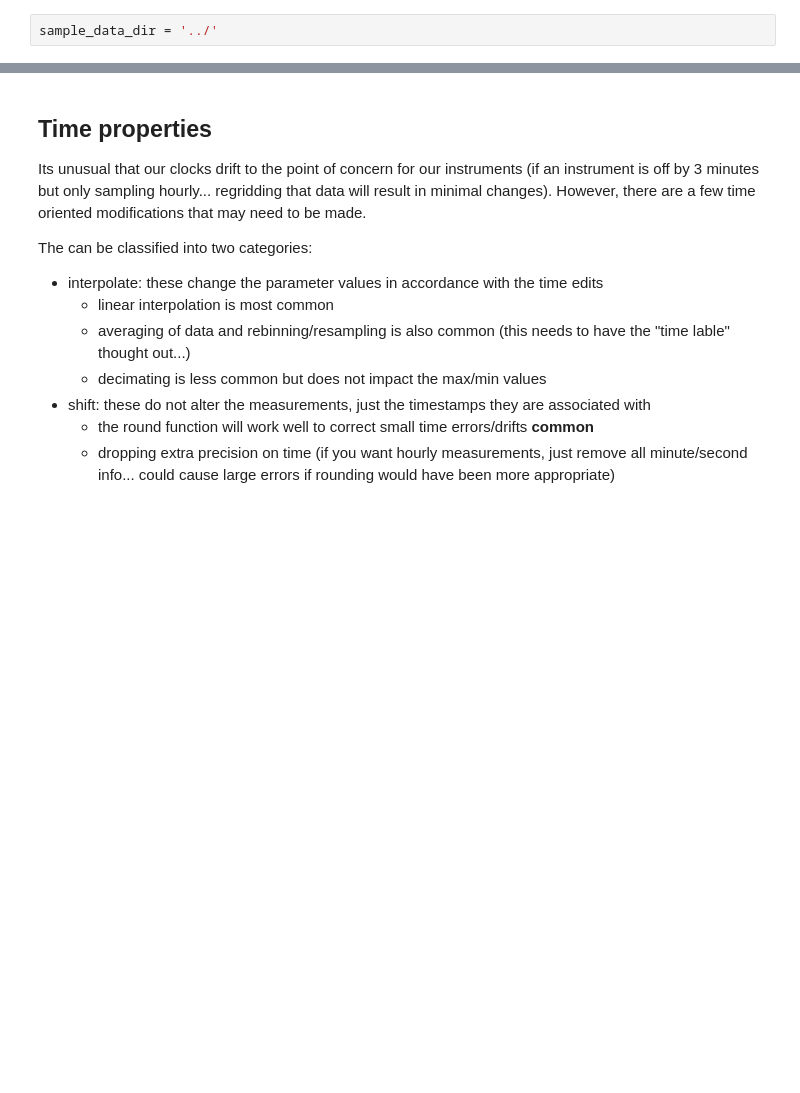
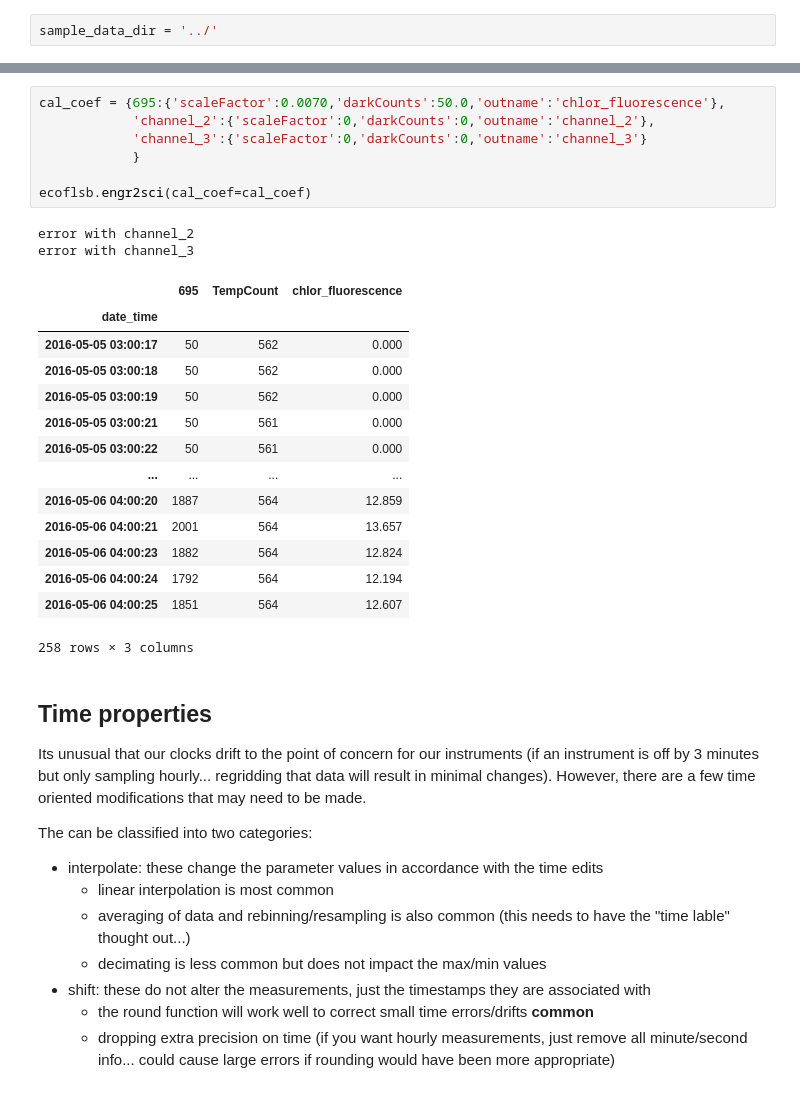
Before and after one commit to NOAA-PMEL/EcoFOCIpy, a Jupyter notebook: notebooks/EcoFOCIpy_wetlabs1channel_example.ipynb, the cells around one changed output, grey strips where cells are left out. Drawn from its saved outputs; the diff is of its cells as text; blank space fills up the shorter version.

```diff
--- a/notebooks/EcoFOCIpy_wetlabs1channel_example.ipynb
+++ b/notebooks/EcoFOCIpy_wetlabs1channel_example.ipynb
@@ -99,3 +105,27 @@ sbe56_wop_data
+# %%
+cal_coef = {695:{'scaleFactor':0.0070,'darkCounts':50.0,'outname':'chlor_fluorescence'},
+            'channel_2':{'scaleFactor':0,'darkCounts':0,'outname':'channel_2'},
+            'channel_3':{'scaleFactor':0,'darkCounts':0,'outname':'channel_3'}
+            }
+
+ecoflsb.engr2sci(cal_coef=cal_coef)
+# %% [output]
+error with channel_2
+error with channel_3
+|  | 695 | TempCount | chlor_fluorescence |
+| date_time |  |  |  |
+| 2016-05-05 03:00:17 | 50 | 562 | 0.000 |
+| 2016-05-05 03:00:18 | 50 | 562 | 0.000 |
+| 2016-05-05 03:00:19 | 50 | 562 | 0.000 |
+| 2016-05-05 03:00:21 | 50 | 561 | 0.000 |
+| 2016-05-05 03:00:22 | 50 | 561 | 0.000 |
+| ... | ... | ... | ... |
+| 2016-05-06 04:00:20 | 1887 | 564 | 12.859 |
+| 2016-05-06 04:00:21 | 2001 | 564 | 13.657 |
+| 2016-05-06 04:00:23 | 1882 | 564 | 12.824 |
+| 2016-05-06 04:00:24 | 1792 | 564 | 12.194 |
+| 2016-05-06 04:00:25 | 1851 | 564 | 12.607 |
+258 rows × 3 columns
 # %% [markdown]
 ## Time properties
 
```
Also changed, not shown: parts of 22 cells of this notebook, 11 other files.
